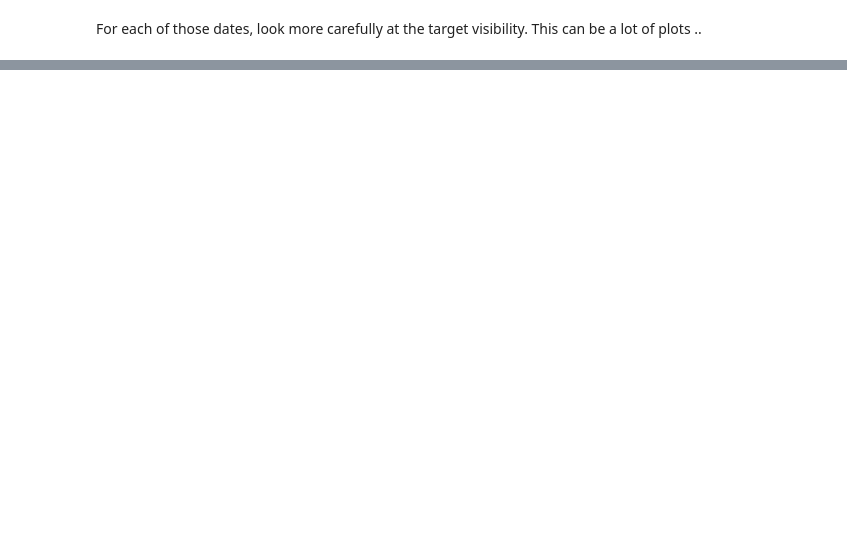
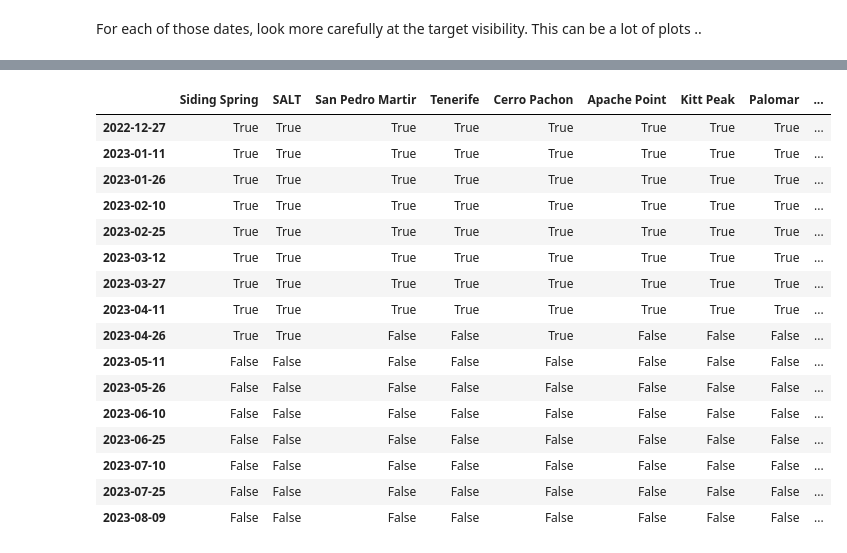
Before and after one commit to rhiannonlynne/notebooks, a Jupyter notebook: Field Visibility.ipynb, the cells around one changed output, grey strips where cells are left out. Cells and saved outputs as stored; diff of their text form; code cells hidden in the pictures; blank space fills up the shorter version.

```diff
--- a/Field Visibility.ipynb
+++ b/Field Visibility.ipynb
@@ -145,0 +180,40 @@ WARNING: TimeDeltaMissingUnitWarning: Numerical value without unit or explicit f
+# %%
+target = 'C/2023 P1'
+
+epochs = {'start': Time('2022-01-01'),
+          'stop': Time('2023-08-20'),
+          'step': 15 * u.day}
+
+comparison_vis = []
+for site_name in some_sites.values():
+    # Set up observer, target, and time
+    location = EarthLocation.of_site(site_name)
+    observer = Observer.at_site(site_name)
+
+    eph = Ephem.from_horizons(target, location=location, epochs=epochs)
+    # eph.field_names
+    magcol = 'Tmag'  # 'V' for asteroids
+
+    ss_vis = eph['epoch', 'rh', 'delta', 'ra', 'dec', 'RA*cos(Dec)_rate', 'DEC_rate', magcol]
+
+    airmass_cutoff = 4.5
+
+    constraints = [AltitudeConstraint(15*u.deg, 85*u.deg),
+                   AirmassConstraint(airmass_cutoff), AtNightConstraint.twilight_astronomical()]
+
+    observable = []
+    year = []
+    comparison_mag = []
+    for days, ra, dec in zip(ss_vis['epoch'], ss_vis['ra'], ss_vis['dec']):
+        fields = [SkyCoord(ra, dec, frame="icrs")]
+        time_range = [days, days + 1*u.day]
+
+        # Are targets *ever* observable in the time range?
+        observable.append(is_observable(constraints, observer, fields, time_range=time_range)[0])
+        year.append(days.isot.split('T')[0])
+
+    comparison_vis.append(observable)
+
+comparison = pd.DataFrame(comparison_vis, columns=year, index=some_sites.keys()).T
+comparison['mag'] = ss_vis[magcol]/u.mag
+comparison
@@ -145,0 +238,20 @@ WARNING: TimeDeltaMissingUnitWarning: Numerical value without unit or explicit f
+# %%
+comparison[24:]
+# %% [output]
+|  | Siding Spring | SALT | San Pedro Martir | Tenerife | Cerro Pachon | Apache Point | Kitt Peak | Palomar | ... |
+| 2022-12-27 | True | True | True | True | True | True | True | True | ... |
+| 2023-01-11 | True | True | True | True | True | True | True | True | ... |
+| 2023-01-26 | True | True | True | True | True | True | True | True | ... |
+| 2023-02-10 | True | True | True | True | True | True | True | True | ... |
+| 2023-02-25 | True | True | True | True | True | True | True | True | ... |
+| 2023-03-12 | True | True | True | True | True | True | True | True | ... |
+| 2023-03-27 | True | True | True | True | True | True | True | True | ... |
+| 2023-04-11 | True | True | True | True | True | True | True | True | ... |
+| 2023-04-26 | True | True | False | False | True | False | False | False | ... |
+| 2023-05-11 | False | False | False | False | False | False | False | False | ... |
+| 2023-05-26 | False | False | False | False | False | False | False | False | ... |
+| 2023-06-10 | False | False | False | False | False | False | False | False | ... |
+| 2023-06-25 | False | False | False | False | False | False | False | False | ... |
+| 2023-07-10 | False | False | False | False | False | False | False | False | ... |
+| 2023-07-25 | False | False | False | False | False | False | False | False | ... |
+| 2023-08-09 | False | False | False | False | False | False | False | False | ... |
```
Also changed, not shown: parts of 8 cells of this notebook.
